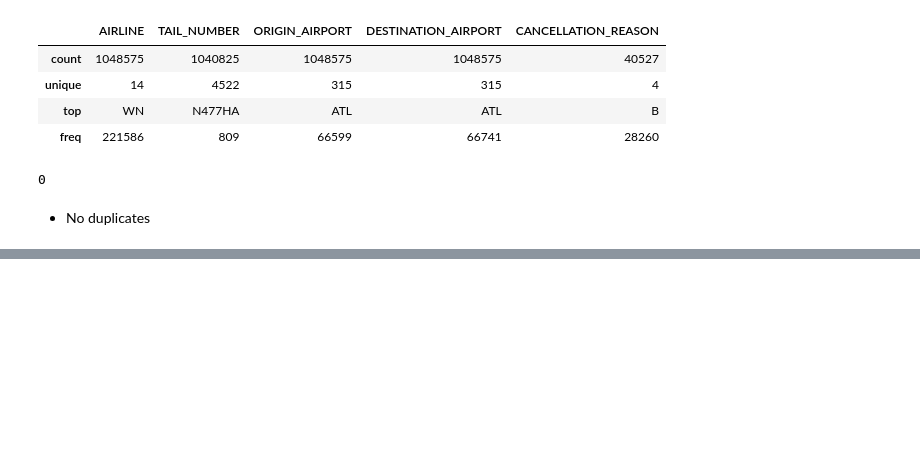
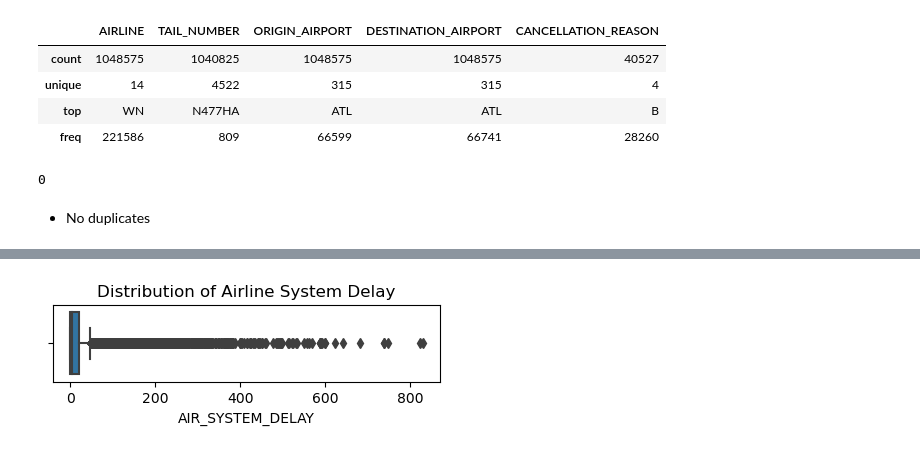
Before and after one commit to chemutai254/ML_Projects, a Jupyter notebook: Flight_Delay_Prediction/Flight_Delay_Prediction.ipynb, the cells around one changed output, grey strips where cells are left out. Saved outputs shown, nothing was run; the diff lists cells and outputs as text; code cells hidden in the pictures; blank space fills up the shorter version.

```diff
--- a/Flight_Delay_Prediction/Flight_Delay_Prediction.ipynb
+++ b/Flight_Delay_Prediction/Flight_Delay_Prediction.ipynb
@@ -192,0 +208,7 @@ Index(['YEAR', 'MONTH', 'DAY', 'DAY_OF_WEEK', 'AIRLINE', 'FLIGHT_NUMBER',
+# %%
+plt.figure(figsize=(5,1))
+air_delay = sns.boxplot(data=df, x='AIR_SYSTEM_DELAY')
+plt.title('Distribution of Airline System Delay')
+plt.show()
+# %% [output]
+[figure, added]
```
Also changed, not shown: parts of 8 cells of this notebook, 2 other files.
